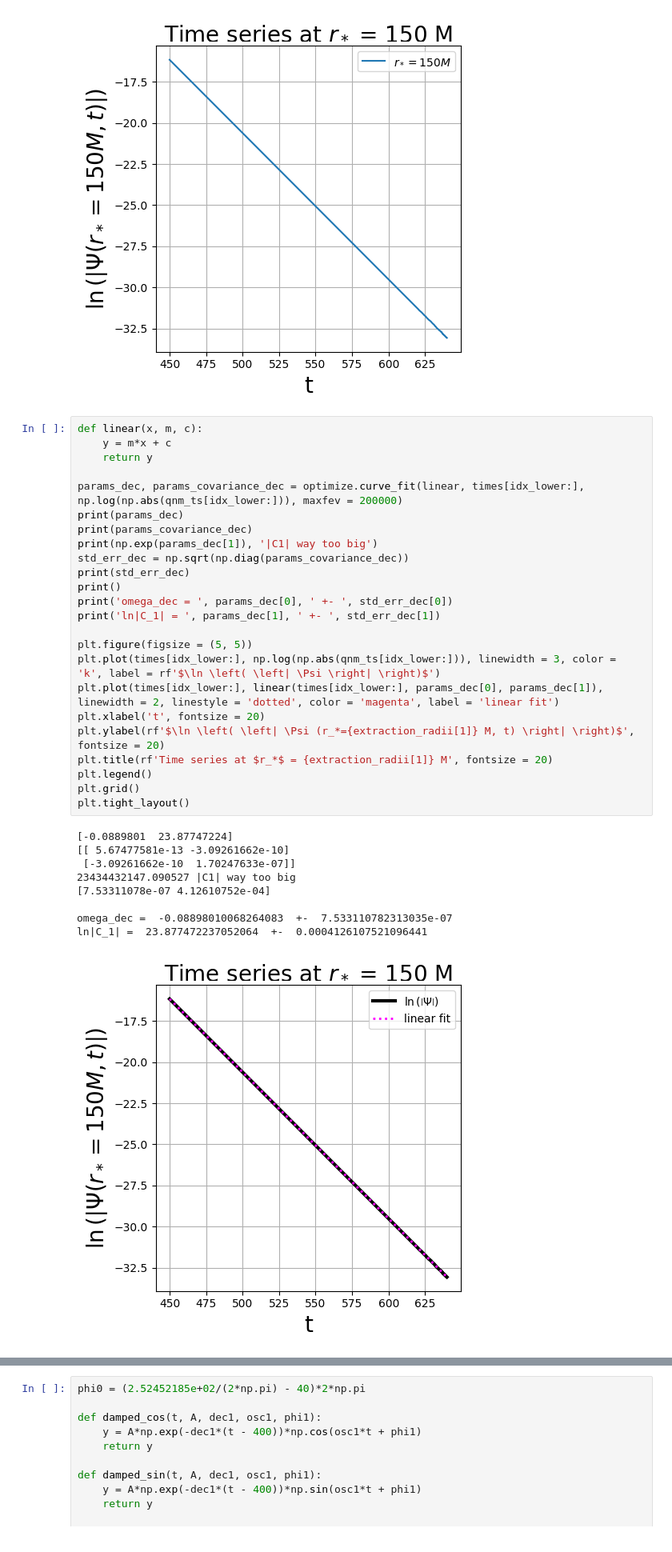
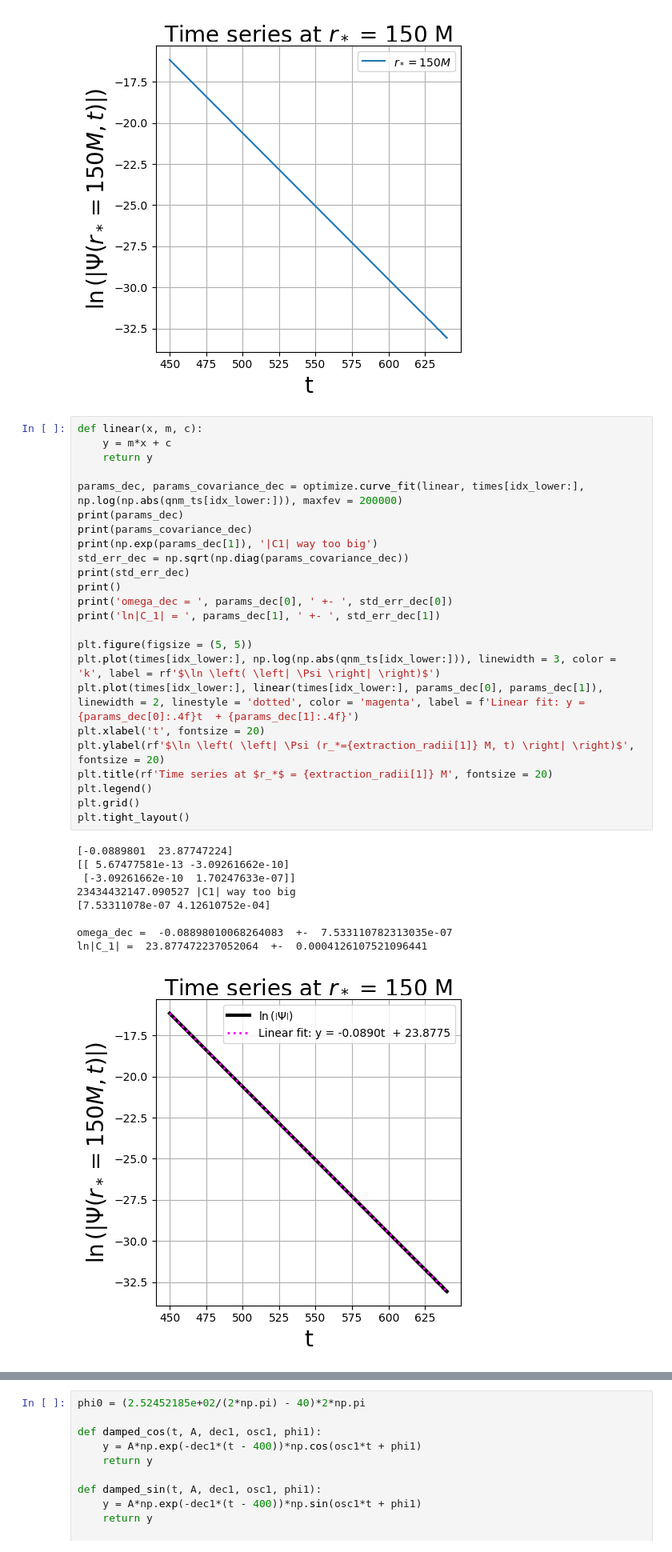
Before and after one commit to dakeerie/MSci-Project, a Jupyter notebook: Results.ipynb, the cells around one changed output, grey strips where cells are left out. Shown at 80% size. Saved outputs shown, nothing was run; the diff lists cells and outputs as text.

```diff
--- a/Results.ipynb
+++ b/Results.ipynb
@@ -281,35 +279,35 @@ def linear(x, m, c):
     y = m*x + c
     return y
 
 params_dec, params_covariance_dec = optimize.curve_fit(linear, times[idx_lower:], np.log(np.abs(qnm_ts[idx_lower:])), maxfev = 200000)
 print(params_dec)
 print(params_covariance_dec)
 print(np.exp(params_dec[1]), '|C1| way too big')
 std_err_dec = np.sqrt(np.diag(params_covariance_dec))
 print(std_err_dec)
 print()
 print('omega_dec = ', params_dec[0], ' +- ', std_err_dec[0])
 print('ln|C_1| = ', params_dec[1], ' +- ', std_err_dec[1])
 
 plt.figure(figsize = (5, 5))
 plt.plot(times[idx_lower:], np.log(np.abs(qnm_ts[idx_lower:])), linewidth = 3, color = 'k', label = rf'$\ln \left( \left| \Psi \right| \right)$')
-plt.plot(times[idx_lower:], linear(times[idx_lower:], params_dec[0], params_dec[1]), linewidth = 2, linestyle = 'dotted', color = 'magenta', label = 'linear fit')
+plt.plot(times[idx_lower:], linear(times[idx_lower:], params_dec[0], params_dec[1]), linewidth = 2, linestyle = 'dotted', color = 'magenta', label = f'Linear fit: y = {params_dec[0]:.4f}t  + {params_dec[1]:.4f}')
 plt.xlabel('t', fontsize = 20)
 plt.ylabel(rf'$\ln \left( \left| \Psi (r_*={extraction_radii[1]} M, t) \right| \right)$', fontsize = 20)
 plt.title(rf'Time series at $r_*$ = {extraction_radii[1]} M', fontsize = 20)
 plt.legend()
 plt.grid()
 plt.tight_layout()
 # %% [output]
 [-0.0889801  23.87747224]
 [[ 5.67477581e-13 -3.09261662e-10]
  [-3.09261662e-10  1.70247633e-07]]
 23434432147.090527 |C1| way too big
 [7.53311078e-07 4.12610752e-04]
 
 omega_dec =  -0.08898010068264083  +-  7.533110782313035e-07
 ln|C_1| =  23.877472237052064  +-  0.0004126107521096441
-[figure, old version]
+[figure, new version]
 # %%
 params_osc, params_covariance_osc = optimize.curve_fit(linear, times[idx_lower:], np.unwrap(np.angle(qnm_ts[idx_lower:])), maxfev = 200000)
 print(params_osc)
```
Also changed, not shown: parts of 7 cells of this notebook, 1 other file.
